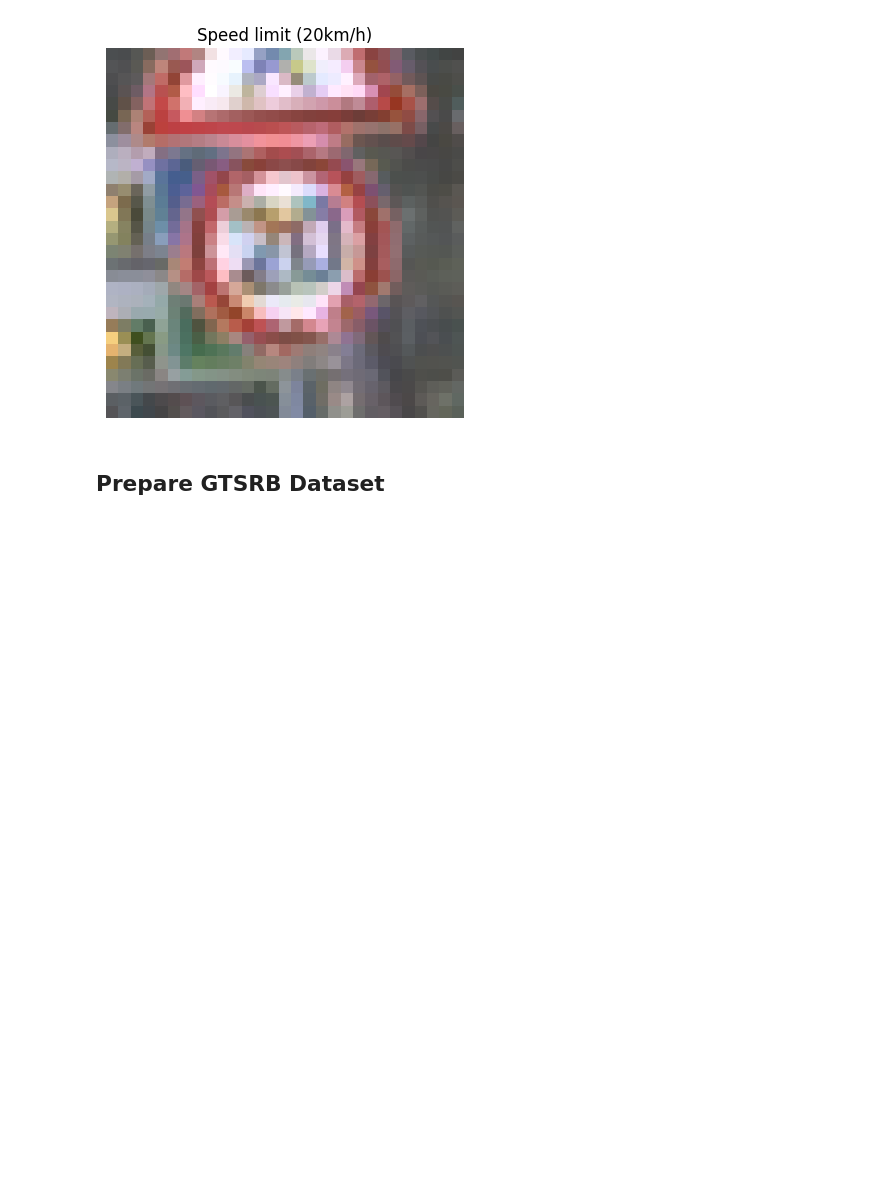
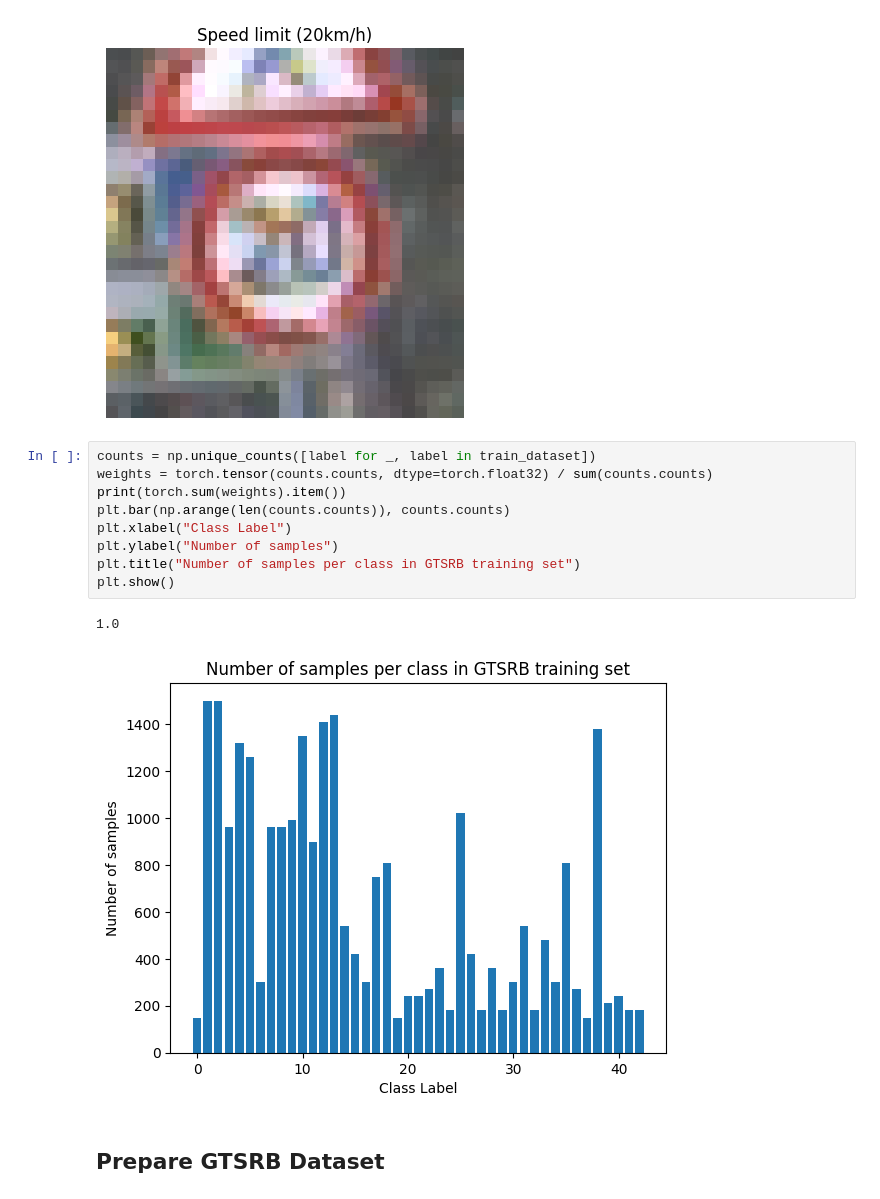
Before and after one commit to jmanuelc87/advanced-cv, a Jupyter notebook: image_classification_cnn/image_classification_cnn_GTSRB.ipynb, the cells around one changed output. Cells and saved outputs as stored; diff of their text form; blank space fills up the shorter version.

```diff
--- a/image_classification_cnn/image_classification_cnn_GTSRB.ipynb
+++ b/image_classification_cnn/image_classification_cnn_GTSRB.ipynb
@@ -125,6 +127,18 @@ plt.axis("off")
 # %% [output]
 (np.float64(-0.5), np.float64(28.5), np.float64(29.5), np.float64(-0.5))
 [figure]
+# %%
+counts = np.unique_counts([label for _, label in train_dataset])
+weights = torch.tensor(counts.counts, dtype=torch.float32) / sum(counts.counts)
+print(torch.sum(weights).item())
+plt.bar(np.arange(len(counts.counts)), counts.counts)
+plt.xlabel("Class Label")
+plt.ylabel("Number of samples")
+plt.title("Number of samples per class in GTSRB training set")
+plt.show()
+# %% [output]
+1.0
+[figure, added]
 # %% [markdown]
 ## Prepare GTSRB Dataset
 # %%
```
Also changed, not shown: parts of 12 cells of this notebook, 5 other files.
